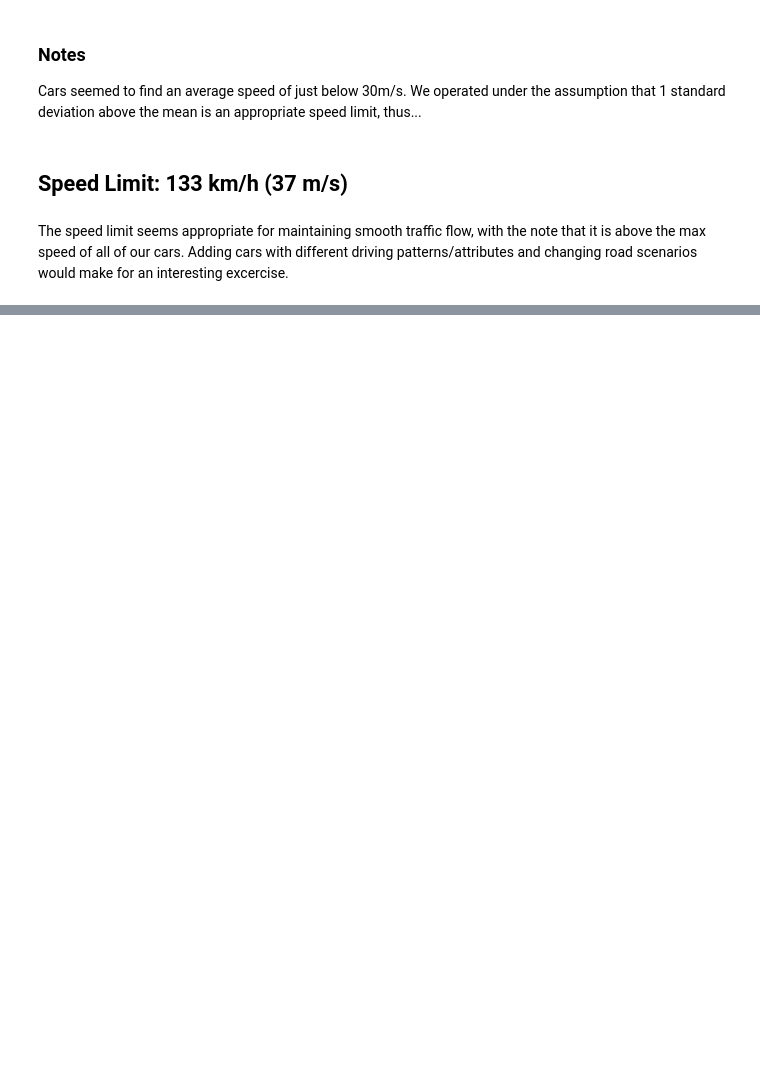
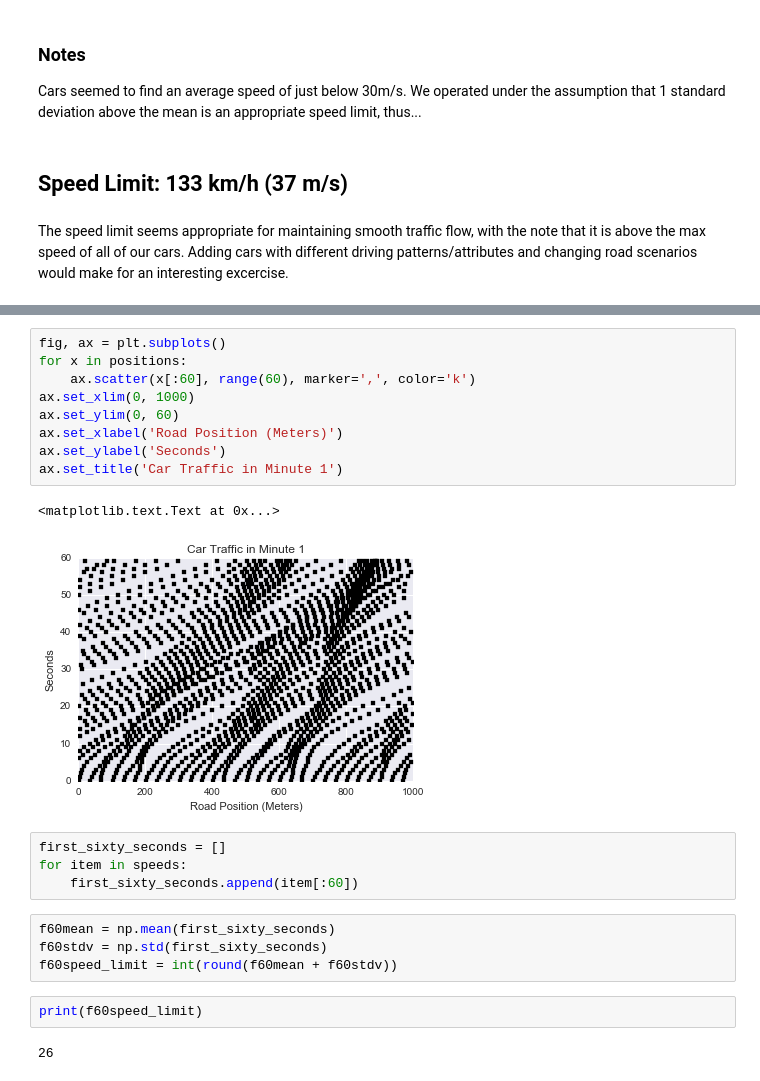
Before and after one commit to maggiecorrell/traffic-simulation, a Jupyter notebook: road_rage_plots.ipynb, the cells around one changed output, grey strips where cells are left out. Saved outputs shown, nothing was run; the diff lists cells and outputs as text; blank space fills up the shorter version.

```diff
--- a/road_rage_plots.ipynb
+++ b/road_rage_plots.ipynb
@@ -124,0 +130,24 @@ The speed limit seems appropriate for maintaining smooth traffic flow, with the
+# %%
+fig, ax = plt.subplots()
+for x in positions:
+    ax.scatter(x[:60], range(60), marker=',', color='k')
+ax.set_xlim(0, 1000)
+ax.set_ylim(0, 60)
+ax.set_xlabel('Road Position (Meters)')
+ax.set_ylabel('Seconds')
+ax.set_title('Car Traffic in Minute 1')
+# %% [output]
+<matplotlib.text.Text at 0x...>
+[figure, added]
+# %%
+first_sixty_seconds = []
+for item in speeds:
+    first_sixty_seconds.append(item[:60])
+# %%
+f60mean = np.mean(first_sixty_seconds)
+f60stdv = np.std(first_sixty_seconds)
+f60speed_limit = int(round(f60mean + f60stdv))
+# %%
+print(f60speed_limit)
+# %% [output]
+26
```
Also changed, not shown: parts of 9 cells of this notebook, 1 other file.
